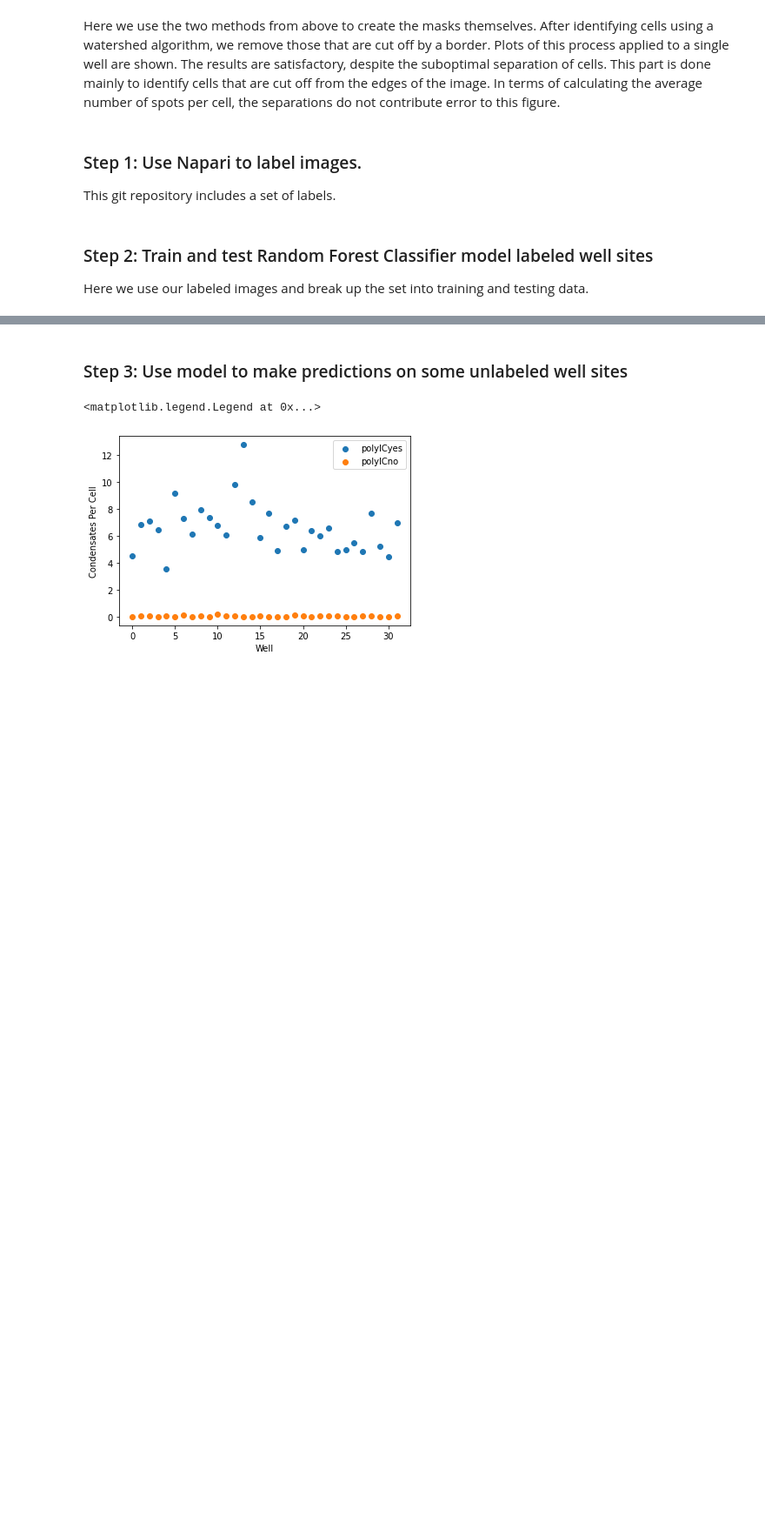
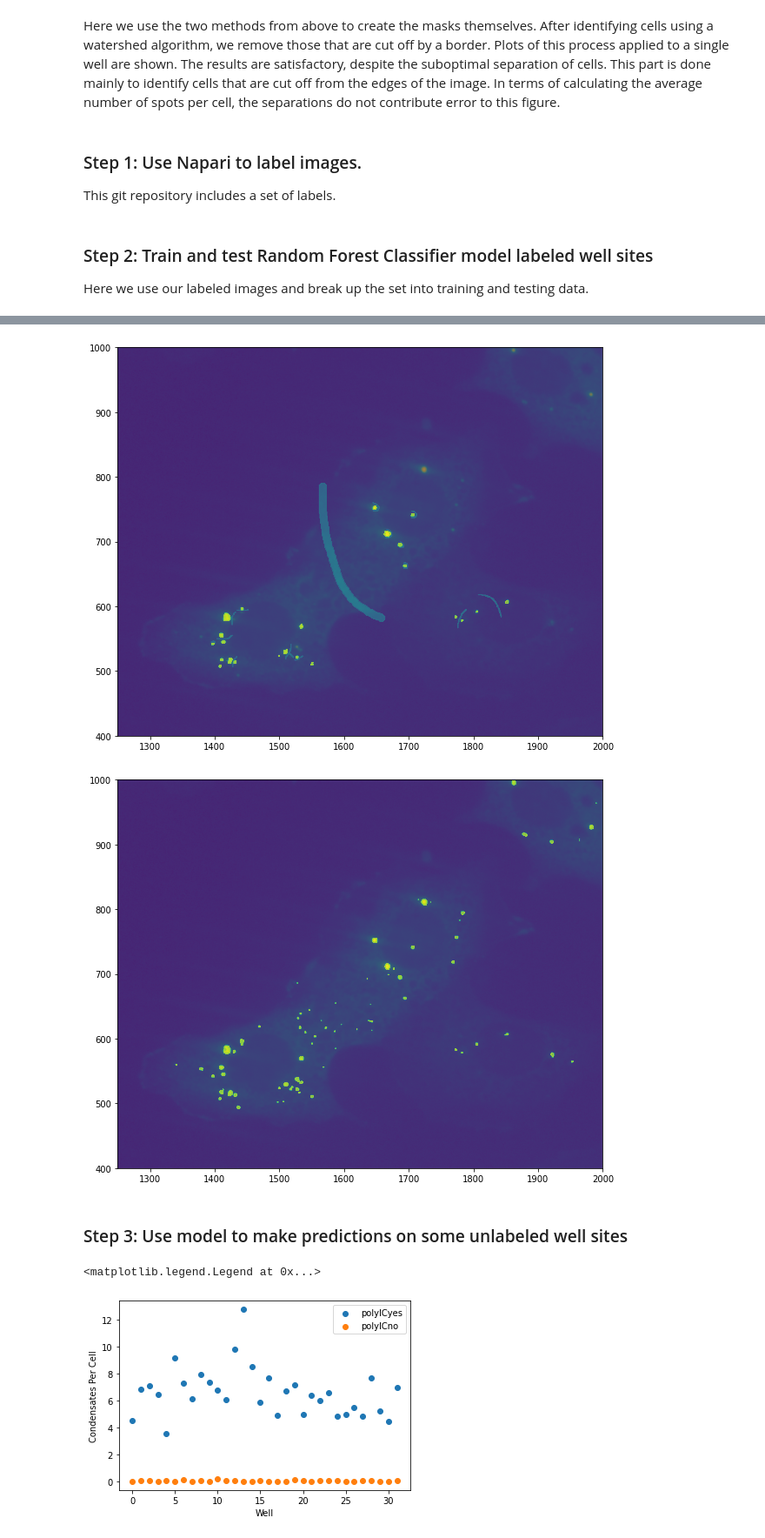
Before and after one commit to rodlaf/am91r, a Jupyter notebook: Spot_Counting.ipynb, the cells around one changed output, grey strips where cells are left out. Shown at 87% size. Cells and saved outputs as stored; diff of their text form; code cells hidden in the pictures; blank space fills up the shorter version.

```diff
--- a/Spot_Counting.ipynb
+++ b/Spot_Counting.ipynb
@@ -345,3 +361,9 @@ wellSite.create_mask(show_process=True)
+# %%
+wellSite.display_labels(wellSite.labels, xlim=(1250, 2000), ylim=(400, 1000))
+wellSite.display_labels(pred_labels, xlim=(1250, 2000), ylim=(400, 1000))
+# %% [output]
+[figure, added]
+[figure, added]
 # %%
 # Test accuracy on testing labeled well sites
 print("\n## Test ##")
```
Also changed, not shown: parts of 4 cells of this notebook, 4 other files.
